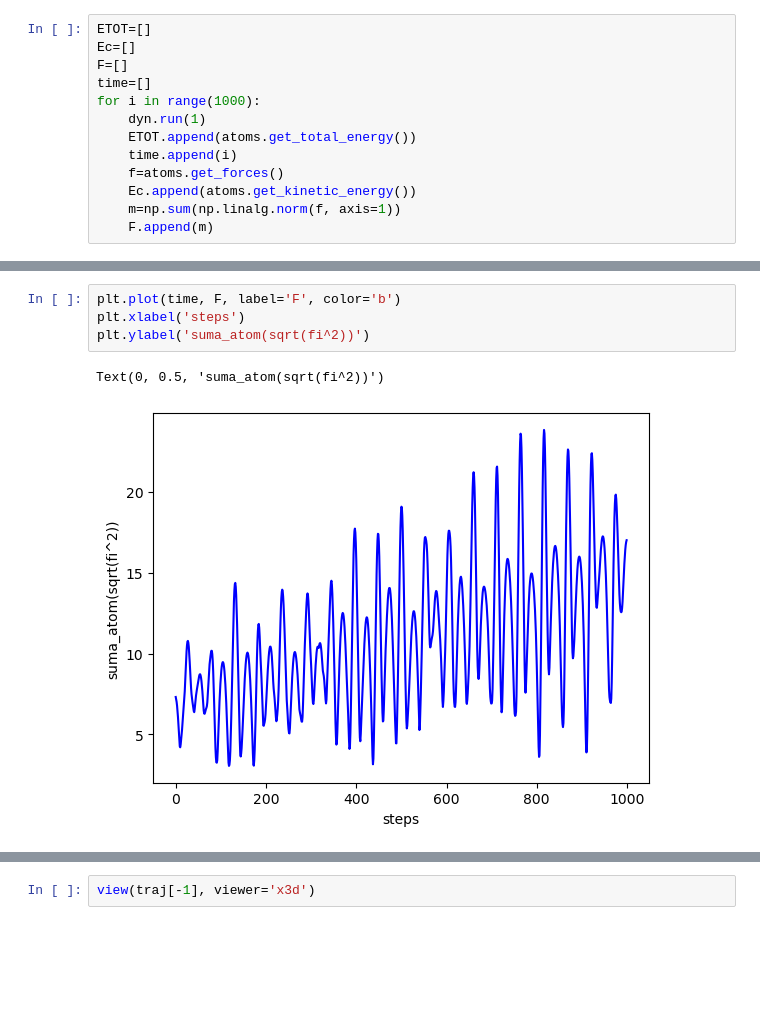
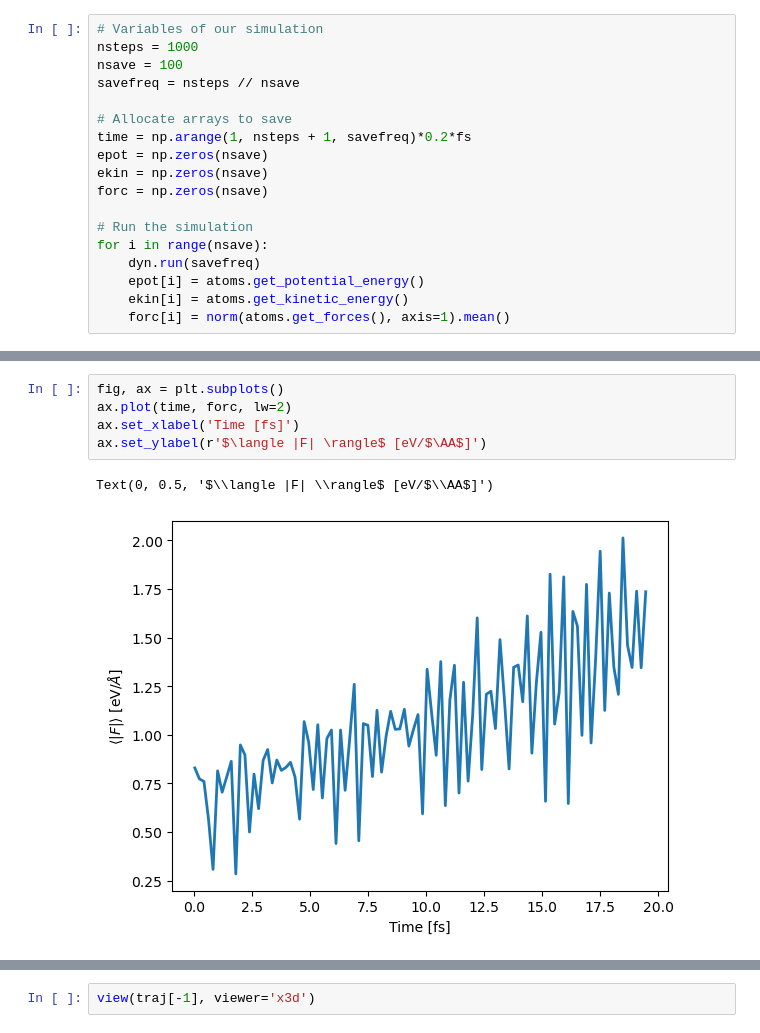
Before and after one commit to fireball-QMD/fireballpy, a Jupyter notebook: examples/dinamic.ipynb, the cells around one changed output, grey strips where cells are left out. Drawn from its saved outputs; the diff is of its cells as text; blank space fills up the shorter version.

```diff
--- a/examples/dinamic.ipynb
+++ b/examples/dinamic.ipynb
@@ -23,14 +21,19 @@ dyn = VelocityVerlet(atoms, trajectory='dinamic.traj',
 # %%
-ETOT=[]
-Ec=[]
-F=[]
-time=[]
-for i in range(1000):
-    dyn.run(1)
-    ETOT.append(atoms.get_total_energy())
-    time.append(i)
-    f=atoms.get_forces()
-    Ec.append(atoms.get_kinetic_energy())
-    m=np.sum(np.linalg.norm(f, axis=1))
-    F.append(m)
+# Variables of our simulation
+nsteps = 1000
+nsave = 100
+savefreq = nsteps // nsave
+
+# Allocate arrays to save
+time = np.arange(1, nsteps + 1, savefreq)*0.2*fs
+epot = np.zeros(nsave)
+ekin = np.zeros(nsave)
+forc = np.zeros(nsave)
+
+# Run the simulation
+for i in range(nsave):
+    dyn.run(savefreq)
+    epot[i] = atoms.get_potential_energy()
+    ekin[i] = atoms.get_kinetic_energy()
+    forc[i] = norm(atoms.get_forces(), axis=1).mean()
 # %%
@@ -50,8 +51,9 @@ Text(0, 0.5, 'Ec')
 # %%
-plt.plot(time, F, label='F', color='b')
-plt.xlabel('steps')
-plt.ylabel('suma_atom(sqrt(fi^2))')
+fig, ax = plt.subplots()
+ax.plot(time, forc, lw=2)
+ax.set_xlabel('Time [fs]')
+ax.set_ylabel(r'$\langle |F| \rangle$ [eV/$\AA$]')
 # %% [output]
-Text(0, 0.5, 'suma_atom(sqrt(fi^2))')
+Text(0, 0.5, '$\\langle |F| \\rangle$ [eV/$\\AA$]')
-[figure, old version]
+[figure, new version]
 # %%
```
Also changed, not shown: parts of 10 cells of this notebook, 4 other files.
